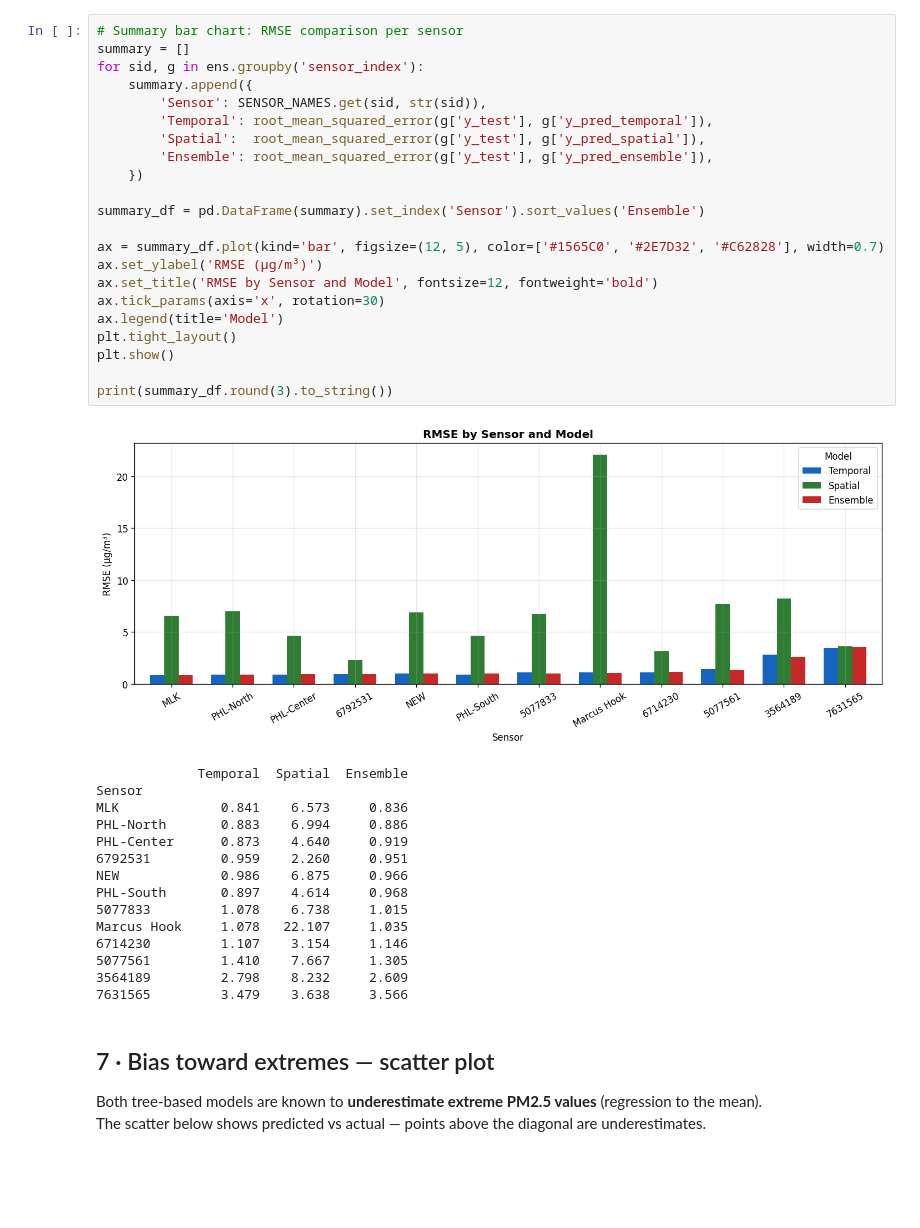
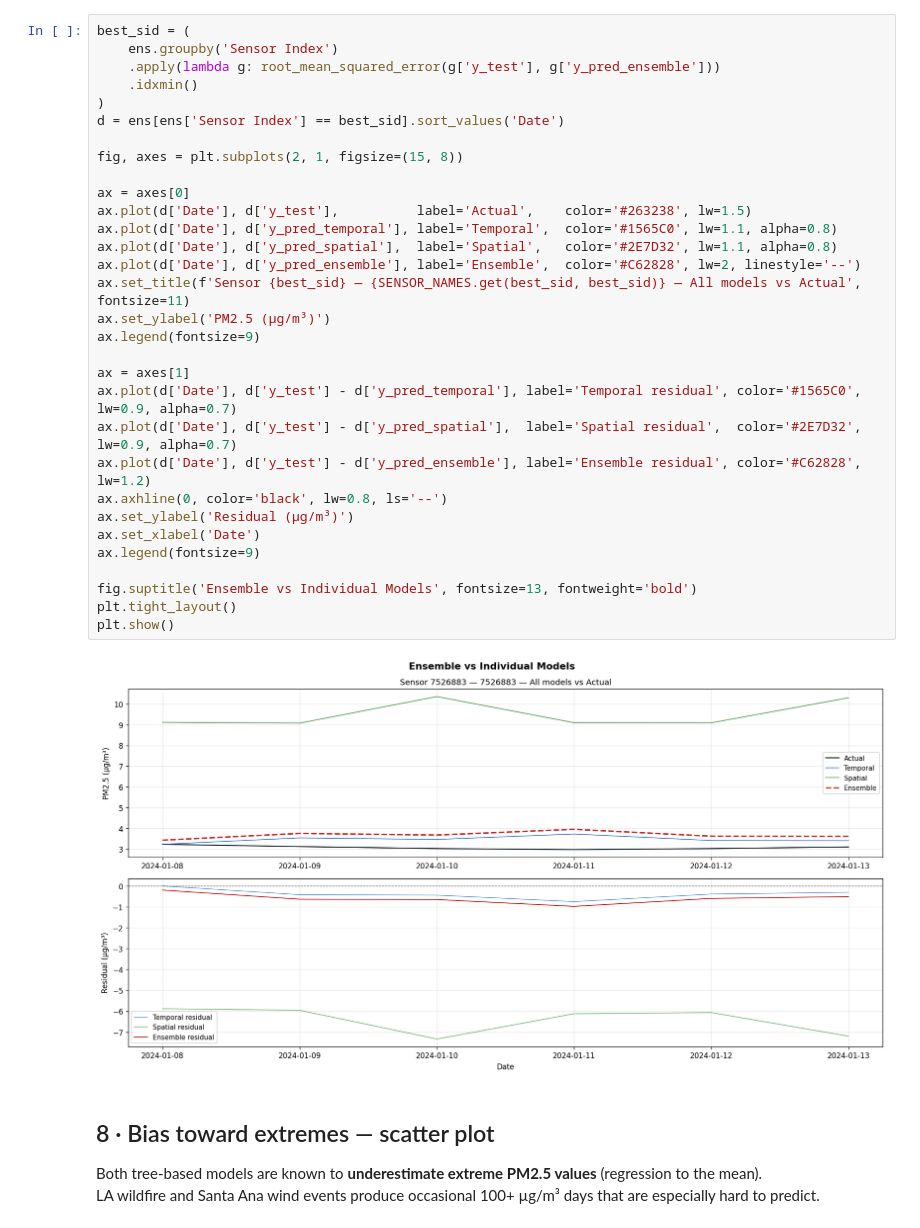
Before and after one commit to siwa-p/Air-quality-monitoring-and-prediction-using-PurpleAir-data, a Jupyter notebook: notebooks/eda_01.ipynb, the cells around one changed output. Cells and saved outputs as stored; diff of their text form; blank space fills up the shorter version.

```diff
--- a/notebooks/eda_01.ipynb
+++ b/notebooks/eda_01.ipynb
@@ -332,46 +416,41 @@ plt.show()
 # %%
-# Summary bar chart: RMSE comparison per sensor
-summary = []
-for sid, g in ens.groupby('sensor_index'):
-    summary.append({
-        'Sensor': SENSOR_NAMES.get(sid, str(sid)),
-        'Temporal': root_mean_squared_error(g['y_test'], g['y_pred_temporal']),
-        'Spatial':  root_mean_squared_error(g['y_test'], g['y_pred_spatial']),
-        'Ensemble': root_mean_squared_error(g['y_test'], g['y_pred_ensemble']),
-    })
+best_sid = (
+    ens.groupby('Sensor Index')
+    .apply(lambda g: root_mean_squared_error(g['y_test'], g['y_pred_ensemble']))
+    .idxmin()
+)
+d = ens[ens['Sensor Index'] == best_sid].sort_values('Date')
 
-summary_df = pd.DataFrame(summary).set_index('Sensor').sort_values('Ensemble')
+fig, axes = plt.subplots(2, 1, figsize=(15, 8))
 
-ax = summary_df.plot(kind='bar', figsize=(12, 5), color=['#1565C0', '#2E7D32', '#C62828'], width=0.7)
-ax.set_ylabel('RMSE (µg/m³)')
-ax.set_title('RMSE by Sensor and Model', fontsize=12, fontweight='bold')
-ax.tick_params(axis='x', rotation=30)
-ax.legend(title='Model')
+ax = axes[0]
+ax.plot(d['Date'], d['y_test'],          label='Actual',    color='#263238', lw=1.5)
+ax.plot(d['Date'], d['y_pred_temporal'], label='Temporal',  color='#1565C0', lw=1.1, alpha=0.8)
+ax.plot(d['Date'], d['y_pred_spatial'],  label='Spatial',   color='#2E7D32', lw=1.1, alpha=0.8)
+ax.plot(d['Date'], d['y_pred_ensemble'], label='Ensemble',  color='#C62828', lw=2, linestyle='--')
+ax.set_title(f'Sensor {best_sid} — {SENSOR_NAMES.get(best_sid, best_sid)} — All models vs Actual', fontsize=11)
+ax.set_ylabel('PM2.5 (µg/m³)')
+ax.legend(fontsize=9)
+
+ax = axes[1]
+ax.plot(d['Date'], d['y_test'] - d['y_pred_temporal'], label='Temporal residual', color='#1565C0', lw=0.9, alpha=0.7)
+ax.plot(d['Date'], d['y_test'] - d['y_pred_spatial'],  label='Spatial residual',  color='#2E7D32', lw=0.9, alpha=0.7)
+ax.plot(d['Date'], d['y_test'] - d['y_pred_ensemble'], label='Ensemble residual', color='#C62828', lw=1.2)
+ax.axhline(0, color='black', lw=0.8, ls='--')
+ax.set_ylabel('Residual (µg/m³)')
+ax.set_xlabel('Date')
+ax.legend(fontsize=9)
+
+fig.suptitle('Ensemble vs Individual Models', fontsize=13, fontweight='bold')
 plt.tight_layout()
 plt.show()
-
-print(summary_df.round(3).to_string())
 # %% [output]
-[figure, old version]
+[figure, new version]
-             Temporal  Spatial  Ensemble
-Sensor
-MLK             0.841    6.573     0.836
-PHL-North       0.883    6.994     0.886
-PHL-Center      0.873    4.640     0.919
-6792531         0.959    2.260     0.951
-NEW             0.986    6.875     0.966
-PHL-South       0.897    4.614     0.968
-5077833         1.078    6.738     1.015
-Marcus Hook     1.078   22.107     1.035
-6714230         1.107    3.154     1.146
-5077561         1.410    7.667     1.305
-3564189         2.798    8.232     2.609
-7631565         3.479    3.638     3.566
 # %% [markdown]
-## 7 · Bias toward extremes — scatter plot
+## 8 · Bias toward extremes — scatter plot
 
 Both tree-based models are known to **underestimate extreme PM2.5 values** (regression to the mean).
-The scatter below shows predicted vs actual — points above the diagonal are underestimates.
+LA wildfire and Santa Ana wind events produce occasional 100+ µg/m³ days that are especially hard to predict.
 # %%
 fig, axes = plt.subplots(1, 3, figsize=(15, 5))
 configs = [
```
Also changed, not shown: parts of 24 cells of this notebook, 21 other files.
